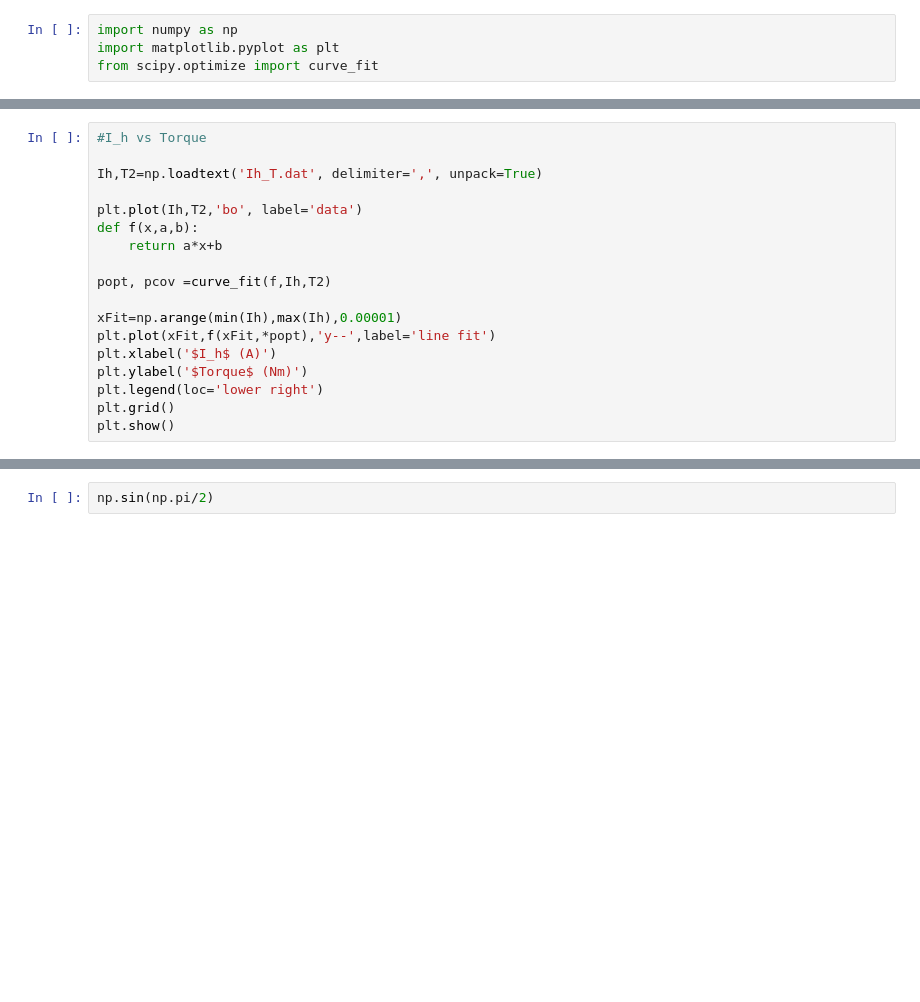
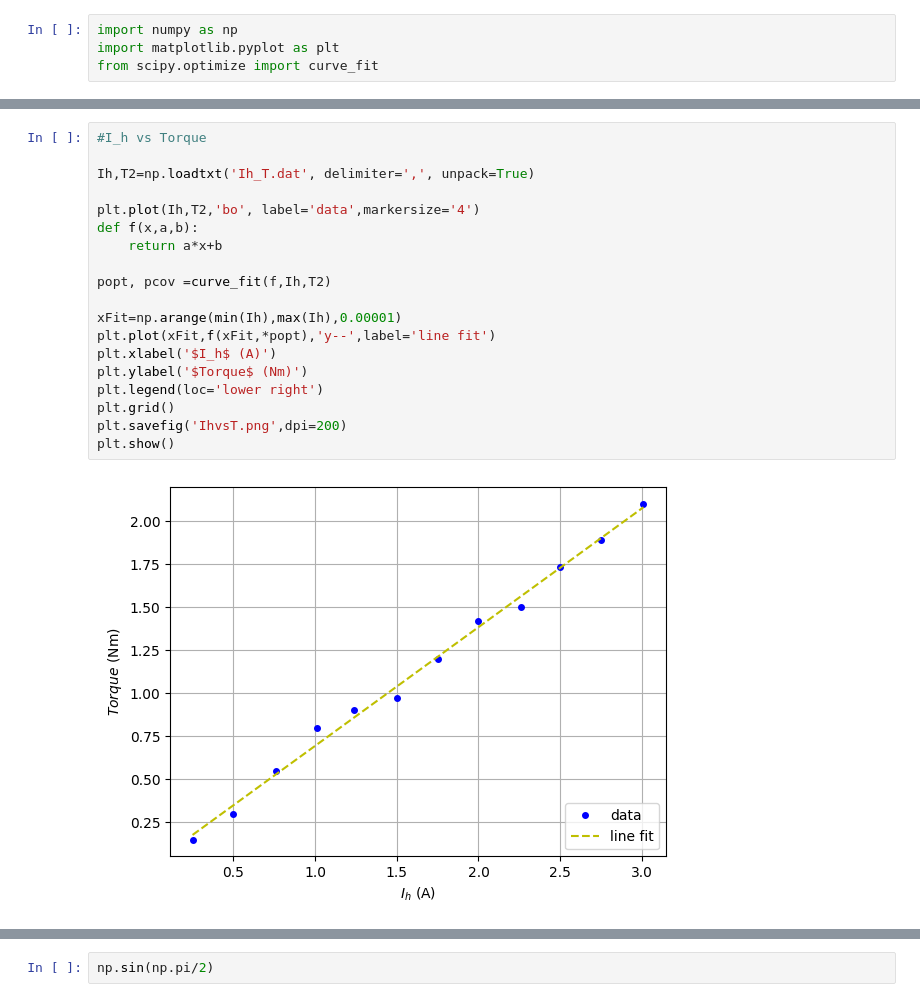
Before and after one commit to SoumadipBhowmick/Lab-work, a Jupyter notebook: Helmhortz Coil/helmhortz.ipynb, the cells around one changed output, grey strips where cells are left out. Drawn from its saved outputs; the diff is of its cells as text; blank space fills up the shorter version.

```diff
--- a/Helmhortz Coil/helmhortz.ipynb
+++ b/Helmhortz Coil/helmhortz.ipynb
@@ -41,18 +42,21 @@ print(c)
 # %%
 #I_h vs Torque
 
-Ih,T2=np.loadtext('Ih_T.dat', delimiter=',', unpack=True)
+Ih,T2=np.loadtxt('Ih_T.dat', delimiter=',', unpack=True)
 
-plt.plot(Ih,T2,'bo', label='data')
+plt.plot(Ih,T2,'bo', label='data',markersize='4')
 def f(x,a,b):
     return a*x+b
 
 popt, pcov =curve_fit(f,Ih,T2)
 
 xFit=np.arange(min(Ih),max(Ih),0.00001)
 plt.plot(xFit,f(xFit,*popt),'y--',label='line fit')
 plt.xlabel('$I_h$ (A)')
 plt.ylabel('$Torque$ (Nm)')
 plt.legend(loc='lower right')
 plt.grid()
+plt.savefig('IhvsT.png',dpi=200)
 plt.show()
+# %% [output]
+[figure, added]
```
Also changed, not shown: parts of 6 cells of this notebook, 3 other files.
